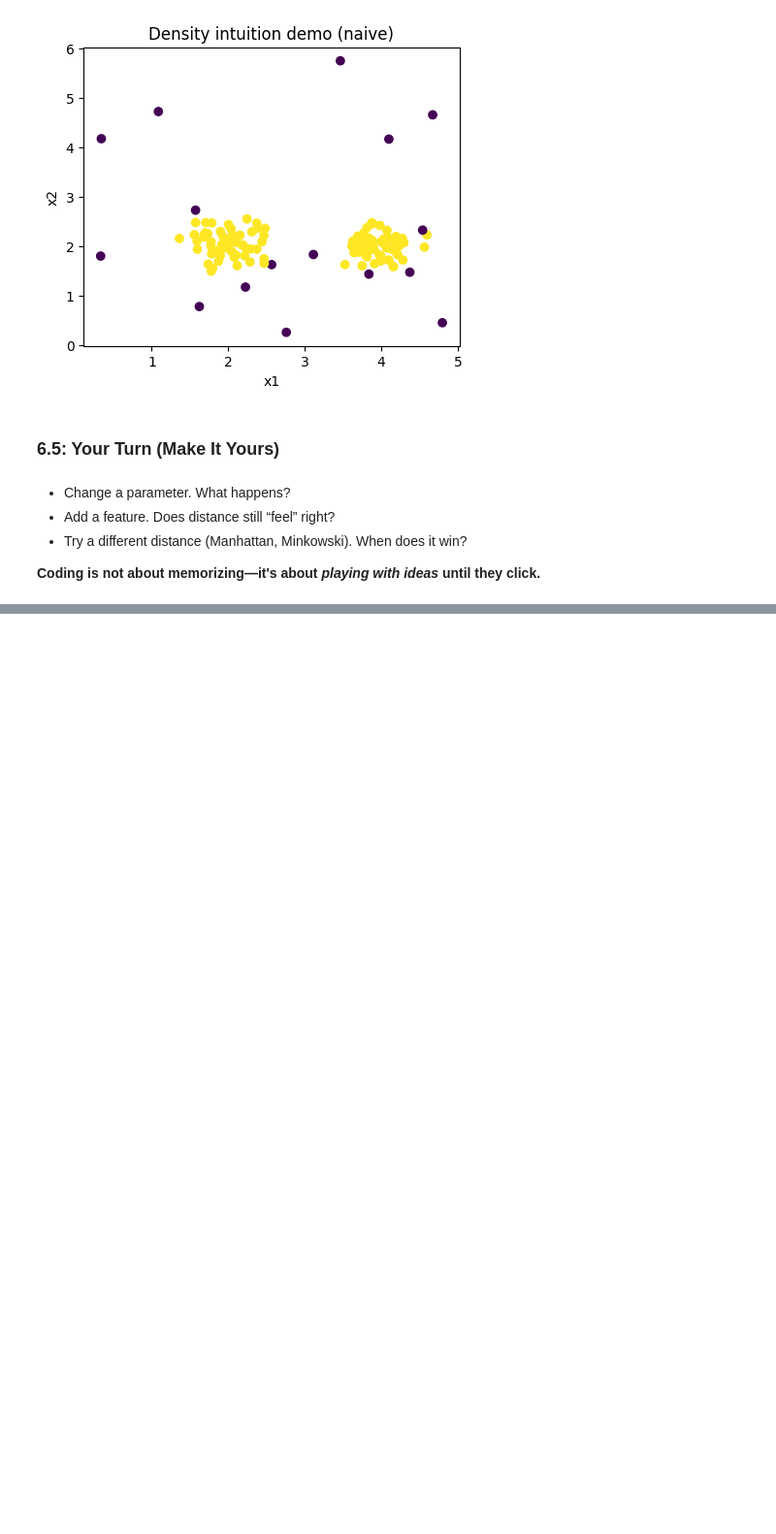
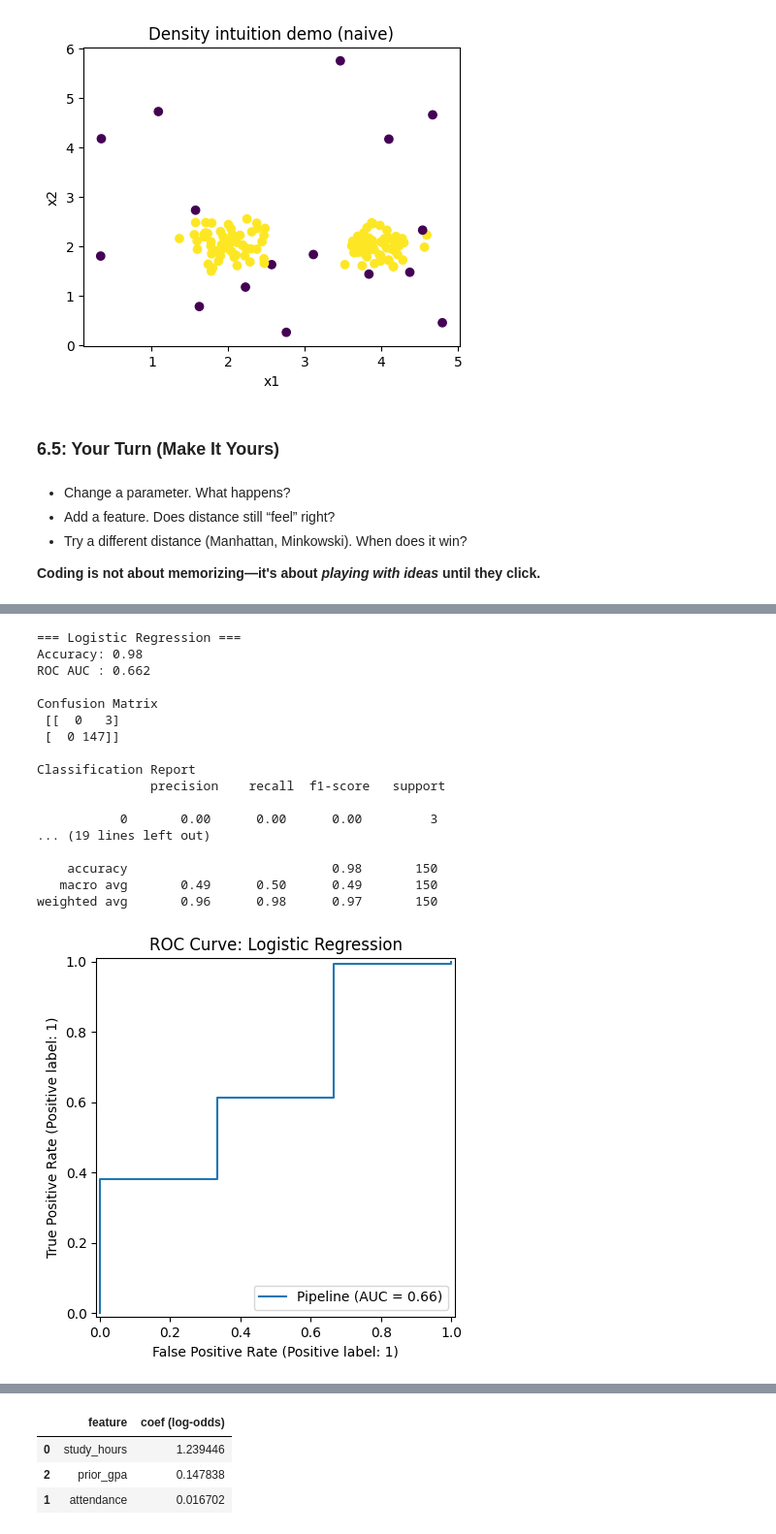
Before and after one commit to bendupey87/data_101_textbook, a Jupyter notebook: book/_build/jupyter_execute/data_101_book.ipynb, the cells around one changed output, grey strips where cells are left out. Shown at 97% size. Drawn from its saved outputs; the diff is of its cells as text; code cells hidden in the pictures; blank space fills up the shorter version.

```diff
--- a/book/_build/jupyter_execute/data_101_book.ipynb
+++ b/book/_build/jupyter_execute/data_101_book.ipynb
@@ -4067,0 +4316,76 @@ plt.show()
+# %%
+# Create a small, semi-realistic classification dataset
+n = 600
+study_hours = np.random.gamma(shape=2.0, scale=2.0, size=n)            # skewed positive
+attendance   = np.clip(np.random.normal(loc=0.85, scale=0.1, size=n), 0, 1)
+prior_gpa    = np.clip(np.random.normal(loc=3.0, scale=0.4, size=n), 0, 4)
+
+# True underlying relationship (nonlinear-ish for realism)
+logit = -2.0 + 0.5*study_hours + 2.2*attendance + 0.8*prior_gpa + 0.2*(study_hours*attendance)
+p = 1 / (1 + np.exp(-logit))
+y = (np.random.rand(n) < p).astype(int)
+
+X = pd.DataFrame({
+    "study_hours": study_hours,
+    "attendance": attendance,
+    "prior_gpa": prior_gpa
+})
+
+X_train, X_test, y_train, y_test = train_test_split(X, y, test_size=0.25, stratify=y, random_state=42)
+
+# Model 1: Interpretable - Logistic Regression (with standardization)
+log_reg = Pipeline([
+    ("scaler", StandardScaler()),
+    ("clf", LogisticRegression(max_iter=500))
+])
+log_reg.fit(X_train, y_train)
+
+# Model 2: Flexible - Gradient Boosting
+gboost = GradientBoostingClassifier(random_state=42)
+gboost.fit(X_train, y_train)
+
+# Evaluate both
+def evaluate_classifier(name, model):
+    preds = model.predict(X_test)
+    probs = model.predict_proba(X_test)[:, 1]
+    print(f"=== {name} ===")
+    print("Accuracy:", (preds == y_test).mean().round(3))
+    print("ROC AUC :", roc_auc_score(y_test, probs).round(3))
+    print("\nConfusion Matrix\n", confusion_matrix(y_test, preds))
+    print("\nClassification Report\n", classification_report(y_test, preds))
+
+evaluate_classifier("Logistic Regression", log_reg)
+evaluate_classifier("Gradient Boosting", gboost)
+
+# Visualize ROC curves
+RocCurveDisplay.from_estimator(log_reg, X_test, y_test)
+plt.title("ROC Curve: Logistic Regression")
+plt.show()
+
+RocCurveDisplay.from_estimator(gboost, X_test, y_test)
+plt.title("ROC Curve: Gradient Boosting")
+plt.show()
+
+# Inspect coefficients (interpretation) for logistic regression
+coef = log_reg.named_steps["clf"].coef_[0]
+features = X.columns
+pd.DataFrame({"feature": features, "coef (log-odds)": coef}).sort_values("coef (log-odds)", ascending=False)
+# %% [output]
+=== Logistic Regression ===
+Accuracy: 0.98
+ROC AUC : 0.662
+
+Confusion Matrix
+ [[  0   3]
+ [  0 147]]
+
+Classification Report
+               precision    recall  f1-score   support
+
+           0       0.00      0.00      0.00         3
+... (19 lines left out)
+
+    accuracy                           0.98       150
+   macro avg       0.49      0.50      0.49       150
+weighted avg       0.96      0.98      0.97       150
+[figure, added]
@@ -4067,0 +4393,4 @@ plt.show()
+|  | feature | coef (log-odds) |
+| 0 | study_hours | 1.239446 |
+| 2 | prior_gpa | 0.147838 |
+| 1 | attendance | 0.016702 |
```
Also changed, not shown: parts of 43 cells of this notebook, 27 other files.
